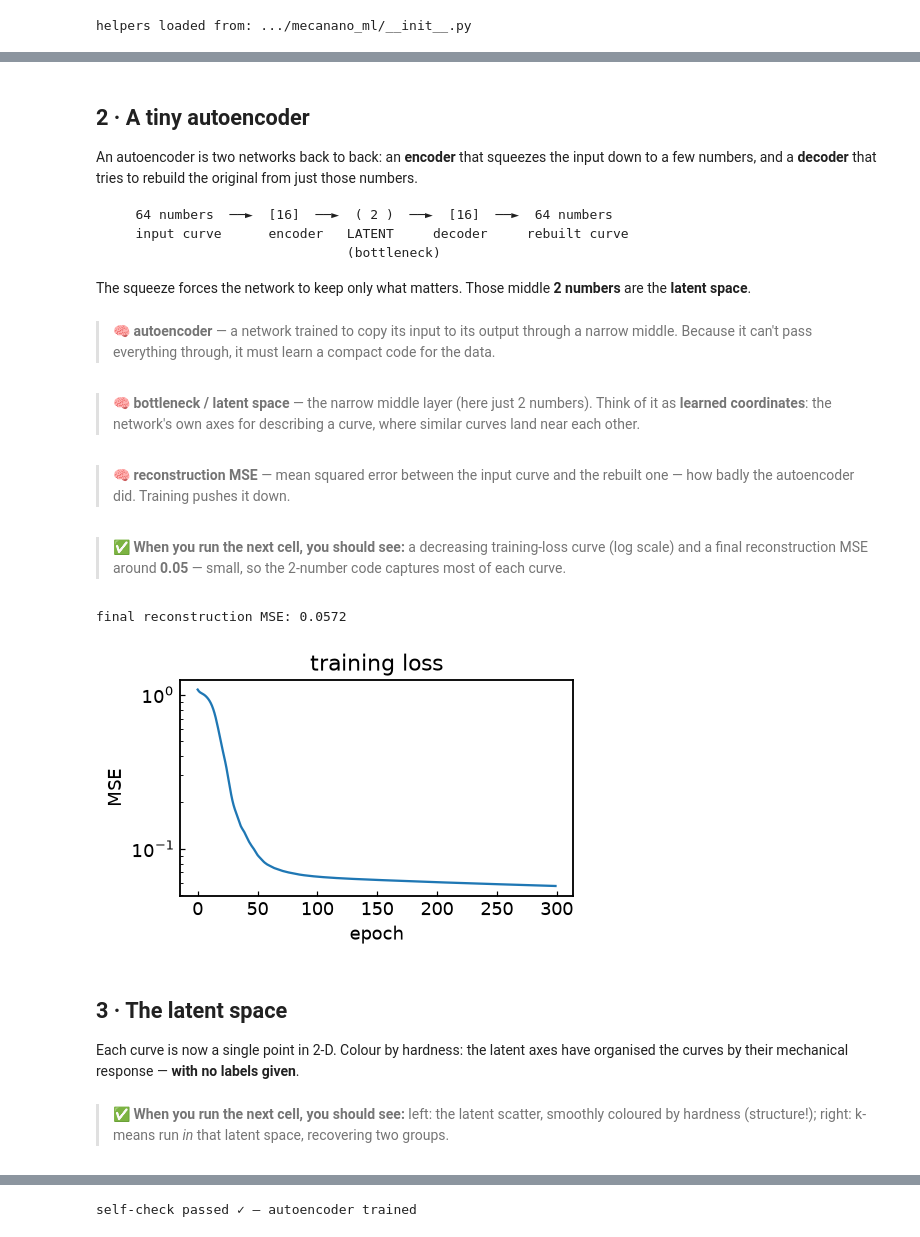
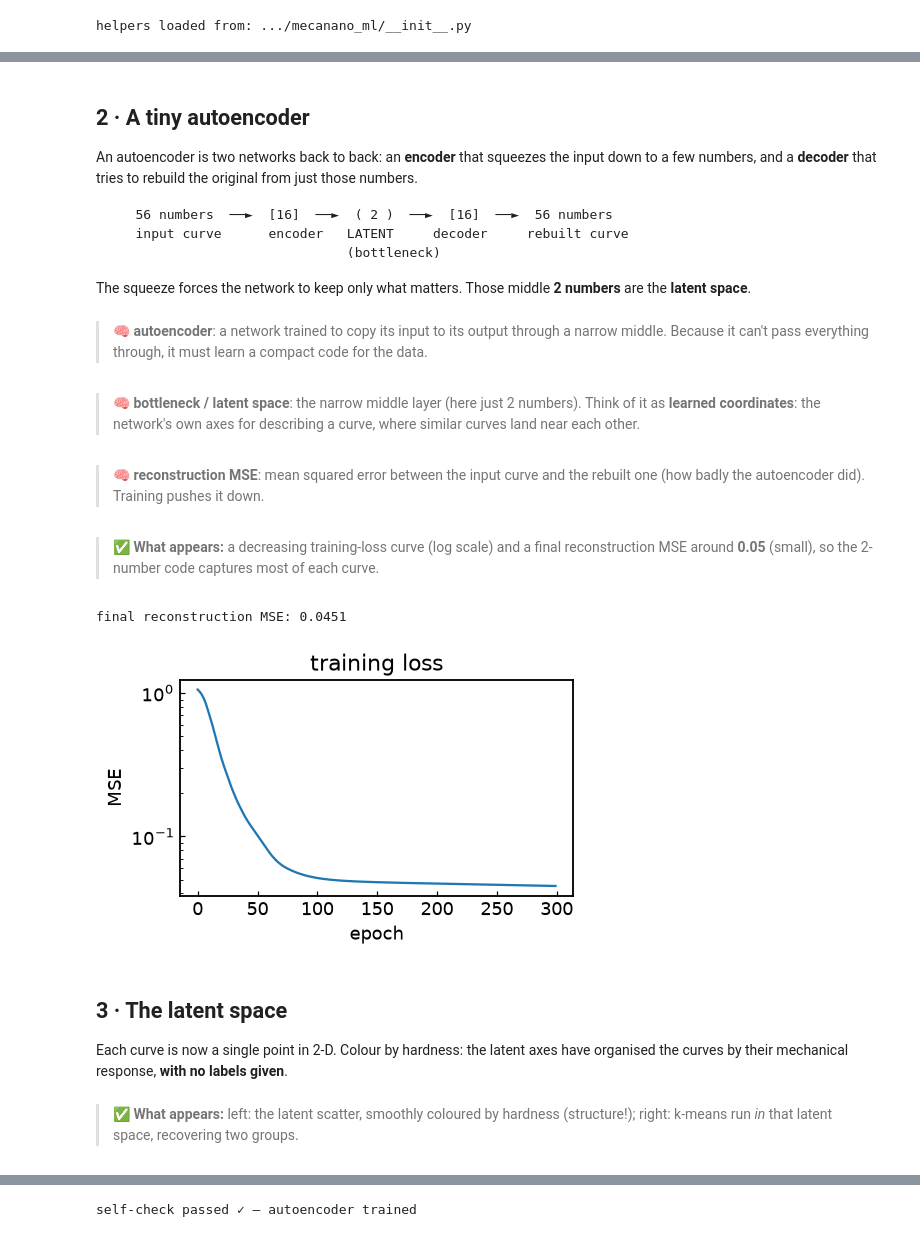
Before and after one commit to edrossi93/mecanano-ml-nanomechanics, a Jupyter notebook: notebooks/05_autoencoder_latent_space.ipynb, the cells around one changed output, grey strips where cells are left out. Drawn from its saved outputs; the diff is of its cells as text; code cells hidden in the pictures.

````diff
--- a/notebooks/05_autoencoder_latent_space.ipynb
+++ b/notebooks/05_autoencoder_latent_space.ipynb
@@ -90,7 +90,7 @@ An autoencoder is two networks back to back: an **encoder** that squeezes the in
 few numbers, and a **decoder** that tries to rebuild the original from just those numbers.
 
 ```
-   64 numbers  ──►  [16]  ──►  ( 2 )  ──►  [16]  ──►  64 numbers
+   56 numbers  ──►  [16]  ──►  ( 2 )  ──►  [16]  ──►  56 numbers
    input curve      encoder   LATENT     decoder     rebuilt curve
                               (bottleneck)
 ```
@@ -98,47 +98,47 @@ few numbers, and a **decoder** that tries to rebuild the original from just thos
 The squeeze forces the network to keep only what matters. Those middle **2 numbers** are the
 **latent space**.
 # %% [markdown]
-> 🧠 **autoencoder** — a network trained to copy its input to its output through a narrow middle. Because it can't pass everything through, it must learn a compact code for the data.
+> 🧠 **autoencoder**: a network trained to copy its input to its output through a narrow middle. Because it can't pass everything through, it must learn a compact code for the data.
 # %% [markdown]
-> 🧠 **bottleneck / latent space** — the narrow middle layer (here just 2 numbers). Think of it as **learned coordinates**: the network's own axes for describing a curve, where similar curves land near each other.
+> 🧠 **bottleneck / latent space**: the narrow middle layer (here just 2 numbers). Think of it as **learned coordinates**: the network's own axes for describing a curve, where similar curves land near each other.
 # %% [markdown]
-> 🧠 **reconstruction MSE** — mean squared error between the input curve and the rebuilt one — how badly the autoencoder did. Training pushes it down.
+> 🧠 **reconstruction MSE**: mean squared error between the input curve and the rebuilt one (how badly the autoencoder did). Training pushes it down.
 # %% [markdown]
-> ✅ **When you run the next cell, you should see:** a decreasing training-loss curve (log scale) and a final reconstruction MSE around **0.05** — small, so the 2-number code captures most of each curve.
+> ✅ **What appears:** a decreasing training-loss curve (log scale) and a final reconstruction MSE around **0.05** (small), so the 2-number code captures most of each curve.
 # %%
 d = Cs.shape[1]
 class AE(nn.Module):
     def __init__(self, d, latent=2):
         super().__init__()
-        self.enc = nn.Sequential(nn.Linear(d, 16), nn.ReLU(), nn.Linear(16, latent))  # 64->16->2
-        self.dec = nn.Sequential(nn.Linear(latent, 16), nn.ReLU(), nn.Linear(16, d))  # 2->16->64
+        self.encoder = nn.Sequential(nn.Linear(d, 16), nn.ReLU(), nn.Linear(16, latent))  # 56->16->2
+        self.decoder = nn.Sequential(nn.Linear(latent, 16), nn.ReLU(), nn.Linear(16, d))  # 2->16->56
     def forward(self, x):
-        z = self.enc(x)                          # z = the 2-D latent code
-        return self.dec(z), z                    # rebuilt curve, and the code
+        z = self.encoder(x)                      # z = the 2-D latent code
+        return self.decoder(z), z                # rebuilt curve, and the code
 
 ae = AE(d); opt = torch.optim.Adam(ae.parameters(), 5e-3); lossf = nn.MSELoss()
 losses = []
 for epoch in range(300):                         # 300 quick full-batch steps
     opt.zero_grad()
     xr, _ = ae(Xt)                               # rebuild all curves
     loss = lossf(xr, Xt)                          # how far off are we?
     loss.backward(); opt.step()                  # improve
     losses.append(loss.item())
 print("final reconstruction MSE:", round(losses[-1], 4))
 
 fig, ax = plt.subplots(figsize=(4.6, 3)); ax.plot(losses)
 ax.set_xlabel("epoch"); ax.set_ylabel("MSE"); ax.set_yscale("log")
 ax.set_title("training loss"); fig.tight_layout()
 # %% [output]
-final reconstruction MSE: 0.0572
+final reconstruction MSE: 0.0451
-[figure, old version]
+[figure, new version]
 # %% [markdown]
 ## 3 · The latent space
 
 Each curve is now a single point in 2-D. Colour by hardness: the latent axes have organised the
-curves by their mechanical response — **with no labels given**.
+curves by their mechanical response, **with no labels given**.
 # %% [markdown]
-> ✅ **When you run the next cell, you should see:** left: the latent scatter, smoothly coloured by hardness (structure!); right: k-means run *in* that latent space, recovering two groups.
+> ✅ **What appears:** left: the latent scatter, smoothly coloured by hardness (structure!); right: k-means run *in* that latent space, recovering two groups.
 # %%
 ae.eval()
 with torch.no_grad():
````
Also changed, not shown: parts of 16 cells of this notebook, 43 other files.
